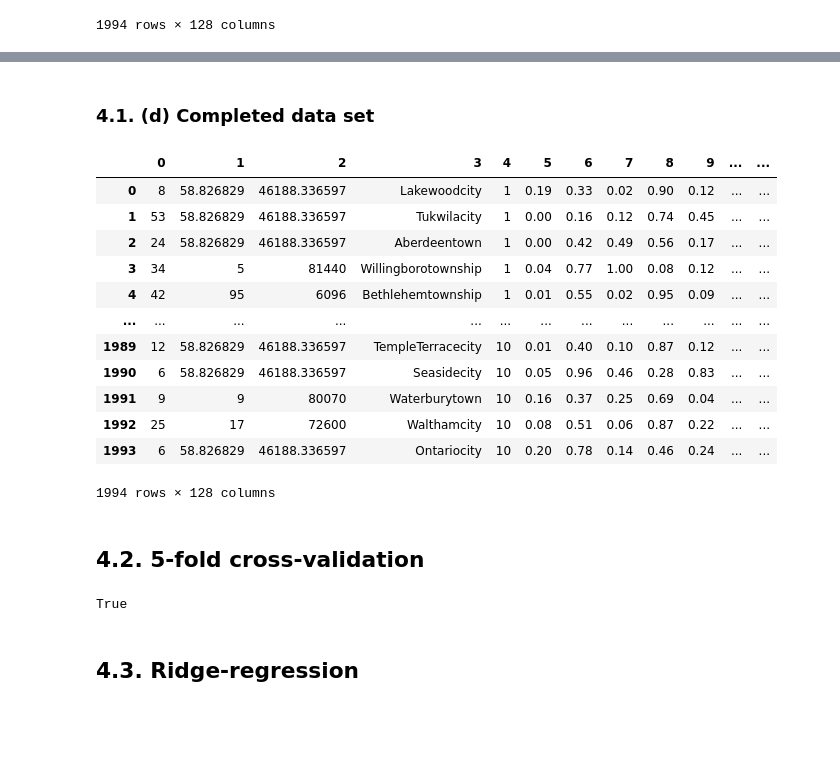
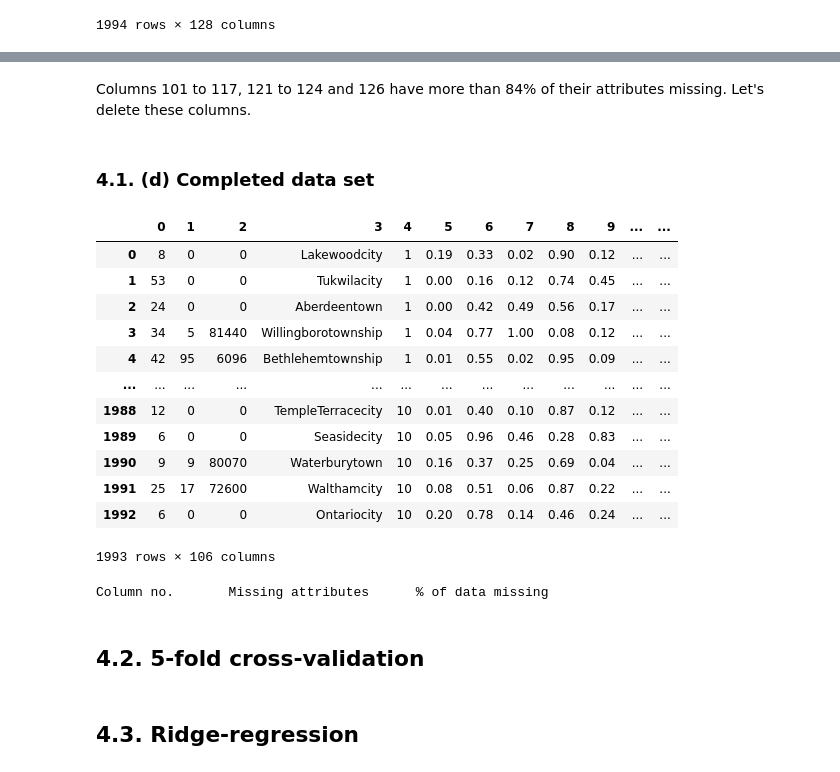
Before and after one commit to louis-ple/ML_Assignments, a Jupyter notebook: INF8245E_A1/INF8245E_Assignment1_1933334.ipynb, the cells around one changed output, grey strips where cells are left out. Drawn from its saved outputs; the diff is of its cells as text; code cells hidden in the pictures; blank space fills up the shorter version.

```diff
--- a/INF8245E_A1/INF8245E_Assignment1_1933334.ipynb
+++ b/INF8245E_A1/INF8245E_Assignment1_1933334.ipynb
@@ -540,0 +573,4 @@ Other ways:
+# %%
+data = pd.read_csv("communities.data", header=None)
+data[1] = data[1].replace('?', 0)
+data[2] = data[2].replace('?', 0)
@@ -541,26 +579,40 @@ Other ways:
+# %%
+for i in range(data[30].size):
+    if(data[30][i]) == "?":
+        row = i
+
+data = data.drop(row)
+# %% [markdown]
+Columns 101 to 117, 121 to 124 and 126 have more than 84% of their attributes missing. Let's delete these columns.
+# %%
+data = data.drop(columns=[101,102,103,104,105,106,107,108,109,110,111,112,113,114,115,116,117,121,122,123,124,126])
 # %% [markdown]
 ### 4.1. (d) Completed data set
-# %%
-display(data)
-# %% [output]
-|  | 0 | 1 | 2 | 3 | 4 | 5 | 6 | 7 | 8 | 9 | ... | ... |
-| 0 | 8 | 58.826829 | 46188.336597 | Lakewoodcity | 1 | 0.19 | 0.33 | 0.02 | 0.90 | 0.12 | ... | ... |
-| 1 | 53 | 58.826829 | 46188.336597 | Tukwilacity | 1 | 0.00 | 0.16 | 0.12 | 0.74 | 0.45 | ... | ... |
-| 2 | 24 | 58.826829 | 46188.336597 | Aberdeentown | 1 | 0.00 | 0.42 | 0.49 | 0.56 | 0.17 | ... | ... |
-| 3 | 34 | 5 | 81440 | Willingborotownship | 1 | 0.04 | 0.77 | 1.00 | 0.08 | 0.12 | ... | ... |
-| 4 | 42 | 95 | 6096 | Bethlehemtownship | 1 | 0.01 | 0.55 | 0.02 | 0.95 | 0.09 | ... | ... |
-| ... | ... | ... | ... | ... | ... | ... | ... | ... | ... | ... | ... | ... |
-| 1989 | 12 | 58.826829 | 46188.336597 | TempleTerracecity | 10 | 0.01 | 0.40 | 0.10 | 0.87 | 0.12 | ... | ... |
-| 1990 | 6 | 58.826829 | 46188.336597 | Seasidecity | 10 | 0.05 | 0.96 | 0.46 | 0.28 | 0.83 | ... | ... |
-| 1991 | 9 | 9 | 80070 | Waterburytown | 10 | 0.16 | 0.37 | 0.25 | 0.69 | 0.04 | ... | ... |
-| 1992 | 25 | 17 | 72600 | Walthamcity | 10 | 0.08 | 0.51 | 0.06 | 0.87 | 0.22 | ... | ... |
-| 1993 | 6 | 58.826829 | 46188.336597 | Ontariocity | 10 | 0.20 | 0.78 | 0.14 | 0.46 | 0.24 | ... | ... |
-1994 rows × 128 columns
+# %%
+#Exporting to CSV
+data.to_csv("communities_data_completed.csv",index=False, header=False)
+data = pd.read_csv("communities_data_completed.csv", header=None)
+display(data)
+# %% [output]
+|  | 0 | 1 | 2 | 3 | 4 | 5 | 6 | 7 | 8 | 9 | ... | ... |
+| 0 | 8 | 0 | 0 | Lakewoodcity | 1 | 0.19 | 0.33 | 0.02 | 0.90 | 0.12 | ... | ... |
+| 1 | 53 | 0 | 0 | Tukwilacity | 1 | 0.00 | 0.16 | 0.12 | 0.74 | 0.45 | ... | ... |
+| 2 | 24 | 0 | 0 | Aberdeentown | 1 | 0.00 | 0.42 | 0.49 | 0.56 | 0.17 | ... | ... |
+| 3 | 34 | 5 | 81440 | Willingborotownship | 1 | 0.04 | 0.77 | 1.00 | 0.08 | 0.12 | ... | ... |
+| 4 | 42 | 95 | 6096 | Bethlehemtownship | 1 | 0.01 | 0.55 | 0.02 | 0.95 | 0.09 | ... | ... |
+| ... | ... | ... | ... | ... | ... | ... | ... | ... | ... | ... | ... | ... |
+| 1988 | 12 | 0 | 0 | TempleTerracecity | 10 | 0.01 | 0.40 | 0.10 | 0.87 | 0.12 | ... | ... |
+| 1989 | 6 | 0 | 0 | Seasidecity | 10 | 0.05 | 0.96 | 0.46 | 0.28 | 0.83 | ... | ... |
+| 1990 | 9 | 9 | 80070 | Waterburytown | 10 | 0.16 | 0.37 | 0.25 | 0.69 | 0.04 | ... | ... |
+| 1991 | 25 | 17 | 72600 | Walthamcity | 10 | 0.08 | 0.51 | 0.06 | 0.87 | 0.22 | ... | ... |
+| 1992 | 6 | 0 | 0 | Ontariocity | 10 | 0.20 | 0.78 | 0.14 | 0.46 | 0.24 | ... | ... |
+1993 rows × 106 columns
+# %%
+#Making sure there are no "?" values remaining
+missingData()
+# %% [output]
+Column no.       Missing attributes      % of data missing
 # %% [markdown]
 ## 4.2. 5-fold cross-validation
-# %%
-isinstance(data[1][4], str)
-# %% [output]
-True
 # %% [markdown]
 ## 4.3. Ridge-regression
```
Also changed, not shown: parts of 17 cells of this notebook, 5 other files.
